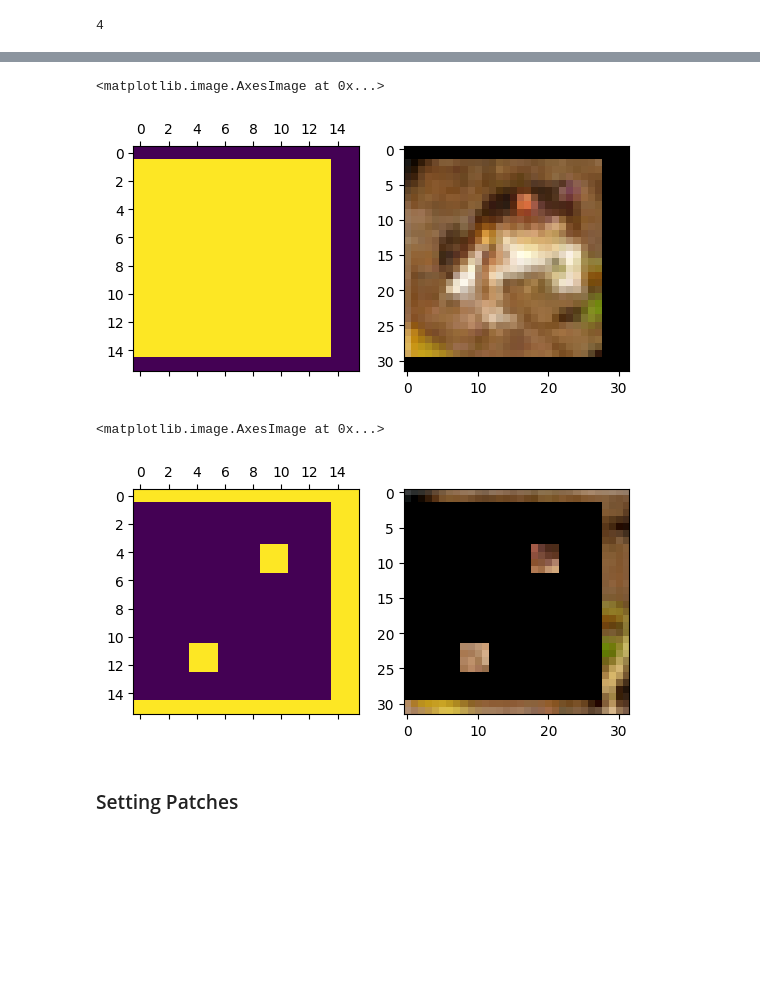
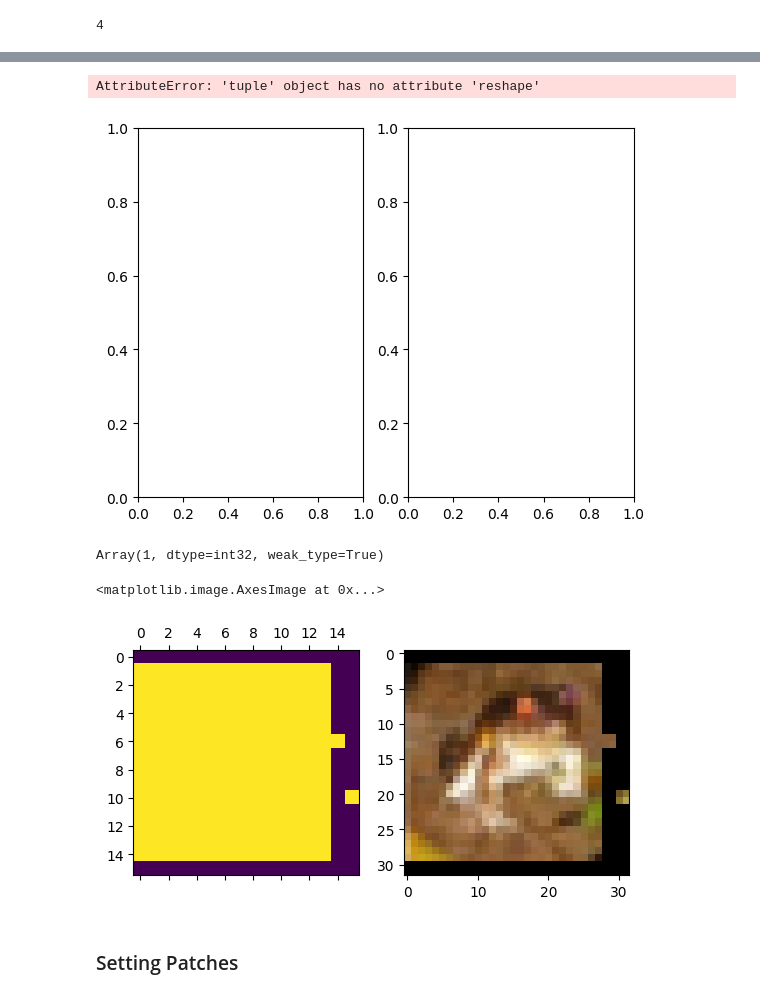
Before and after one commit to sugolov/jepax, a Jupyter notebook: notebooks/components/ijepa_patch.ipynb, the cells around one changed output, grey strips where cells are left out. Drawn from its saved outputs; the diff is of its cells as text; code cells hidden in the pictures; blank space fills up the shorter version.

Commit message:
holy shit masker

```diff
--- a/notebooks/components/ijepa_patch.ipynb
+++ b/notebooks/components/ijepa_patch.ipynb
@@ -88,13 +88,23 @@ class IJEPAMasker:
         self.pred_scale = self._create_interval(pred_scale)
         self.pred_aspect = self._create_interval(pred_aspect)
 
+        assert np.floor(self.w * self.ctx_scale[-1]) > 0
+        assert np.floor(self.h * self.ctx_scale[-1] * self.ctx_aspect[-1]) > 0
+
+        assert np.floor(self.w * self.pred_scale[-1]) > 0
+        assert np.floor(self.h * self.pred_scale[-1] * self.pred_aspect[-1]) > 0
+
+
 
     def _get_idx_mask(self, scale, aspect):
+
+        w_mask = jnp.floor(self.w * scale)
+        h_mask = jnp.floor(self.h * scale * aspect)
 
         w_mask = jnp.floor(self.w * scale / jnp.max(jnp.array([aspect, 1.0])))
         h_mask = jnp.floor(self.h * scale / jnp.min(jnp.array([aspect, 1.0])))
 
-        i_max, j_max = self.w - w_mask, self.h - h_mask
+        i_max, j_max = (self.w - w_mask) // self.ps, (self.h - h_mask) // self.ps
         pw_mask, ph_mask = w_mask // self.ps, h_mask // self.ps
 
         return i_max, j_max, pw_mask, ph_mask
@@ -119,7 +129,7 @@ class IJEPAMasker:
         j = jax.random.randint(k2, (), minval=0, maxval=j_max)
 
         ii, jj = jnp.meshgrid(jnp.arange(self.h_patch), jnp.arange(self.w_patch), indexing='ij')
-        mask = (ii >= i) & (ii < i + ph_mask) & (jj >= j) & (jj < j + pw_mask)\
+        mask = ((ii >= i) & (ii < i + ph_mask)) & ((jj >= j) & (jj < j + pw_mask))
 
         mask = mask.flatten() if flatten else mask
 
@@ -146,18 +156,20 @@ class IJEPAMasker:
 
         ctx_mask = self._sample_mask(k2, flatten, *self._get_idx_mask(ctx_scale, ctx_aspect))
 
-        pred_mask = jax.vmap(self._sample_mask, in_axes=(0, None, None, None, None, None))(
+        pred_mask, idx = jax.vmap(self._sample_mask, in_axes=(0, None, None, None, None, None))(
             pred_keys, flatten, *self._get_idx_mask(pred_scale, pred_aspect)
         )
 
         return ctx_mask, pred_mask
 # %%
 from functools import partial
-masker = IJEPAMasker(32, 32, 2, ctx_scale=0.9, pred_scale=0.175, pred_aspect=1.0)
+masker = IJEPAMasker(32, 32, 2, ctx_scale=0.9, pred_scale=0.1, pred_aspect=(0.67, 1.5))
 
-@partial(jax.jit, static_argnums=(1,2))
+#@partial(jax.jit, static_argnums=(1,2))
 def create_mask(key, M, flatten):
     return masker(key, M, flatten=flatten)
 
-mask_ctx, mask_pred = create_mask(jax.random.PRNGKey(0), 4, True)
+mask_ctx, mask_pred, idx = create_mask(jax.random.PRNGKey(0), 4, True)
+
+print(idx)
 # %% [output]
@@ -191,17 +230,21 @@ fig, ax = plt.subplots(1,2)
 ax[0].matshow(mask_ctx.reshape(16,16))
 ax[1].imshow(visualize_mask(x[0], mask_ctx))
 # %% [output]
-<matplotlib.image.AxesImage at 0x...>
+AttributeError: 'tuple' object has no attribute 'reshape'
-[figure, old version]
+[figure, new version]
+# %%
+sum(mask_pred[2])
+# %% [output]
+Array(1, dtype=int32, weak_type=True)
 # %%
-mask_total = ~mask_ctx | jnp.any(mask_pred, axis=0)
+mask_total = mask_ctx ^ jnp.any(mask_pred, axis=0)
 
 fig, ax = plt.subplots(1,2)
 ax[0].matshow(mask_total.reshape(16,16))
 ax[1].imshow(visualize_mask(x[0], mask_total))
 # %% [output]
 <matplotlib.image.AxesImage at 0x...>
-[figure, old version]
+[figure, new version]
 # %% [markdown]
 ### Setting Patches
 # %%
```
Also changed, not shown: parts of 7 cells of this notebook, 3 other files.
